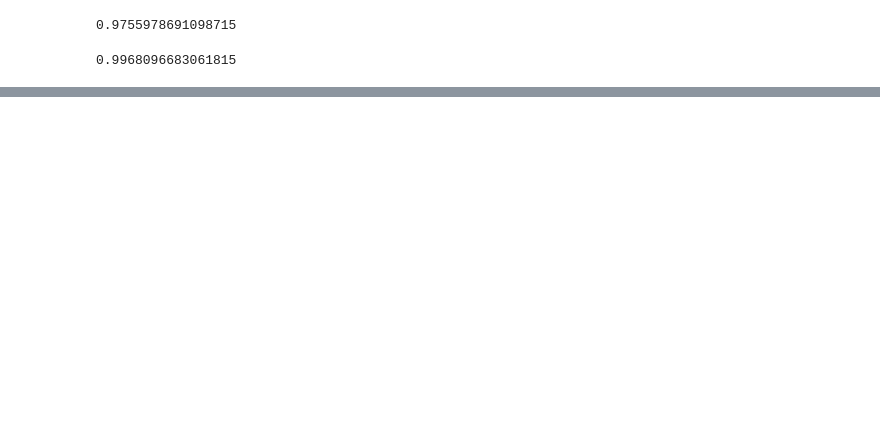
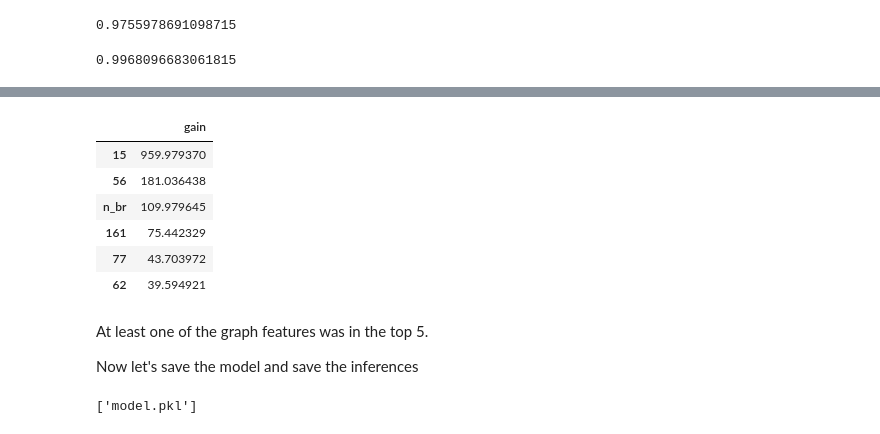
Before and after one commit to LorenzoGReyes/risk-propagation-elliptic, a Jupyter notebook: notebooks/04_model.ipynb, the cells around one changed output, grey strips where cells are left out. Cells and saved outputs as stored; diff of their text form; code cells hidden in the pictures; blank space fills up the shorter version.

```diff
--- a/notebooks/04_model.ipynb
+++ b/notebooks/04_model.ipynb
@@ -80,0 +84,18 @@ array([[9.9995208e-01, 4.7898942e-05],
+# %%
+pd.DataFrame.from_dict(grid_search_xgb.best_estimator_.get_booster().get_score(importance_type="gain"), orient="index", columns=["gain"]).sort_values("gain", ascending=False).head(6)
+# %% [output]
+|  | gain |
+| 15 | 959.979370 |
+| 56 | 181.036438 |
+| n_br | 109.979645 |
+| 161 | 75.442329 |
+| 77 | 43.703972 |
+| 62 | 39.594921 |
+# %% [markdown]
+At least one of the graph features was in the top 5.
+
+Now let's save the model and save the inferences
+# %%
+joblib.dump(grid_search_xgb.best_estimator_, "model.pkl")
+# %% [output]
+['model.pkl']
```
Also changed, not shown: parts of 7 cells of this notebook, 1 other file.
